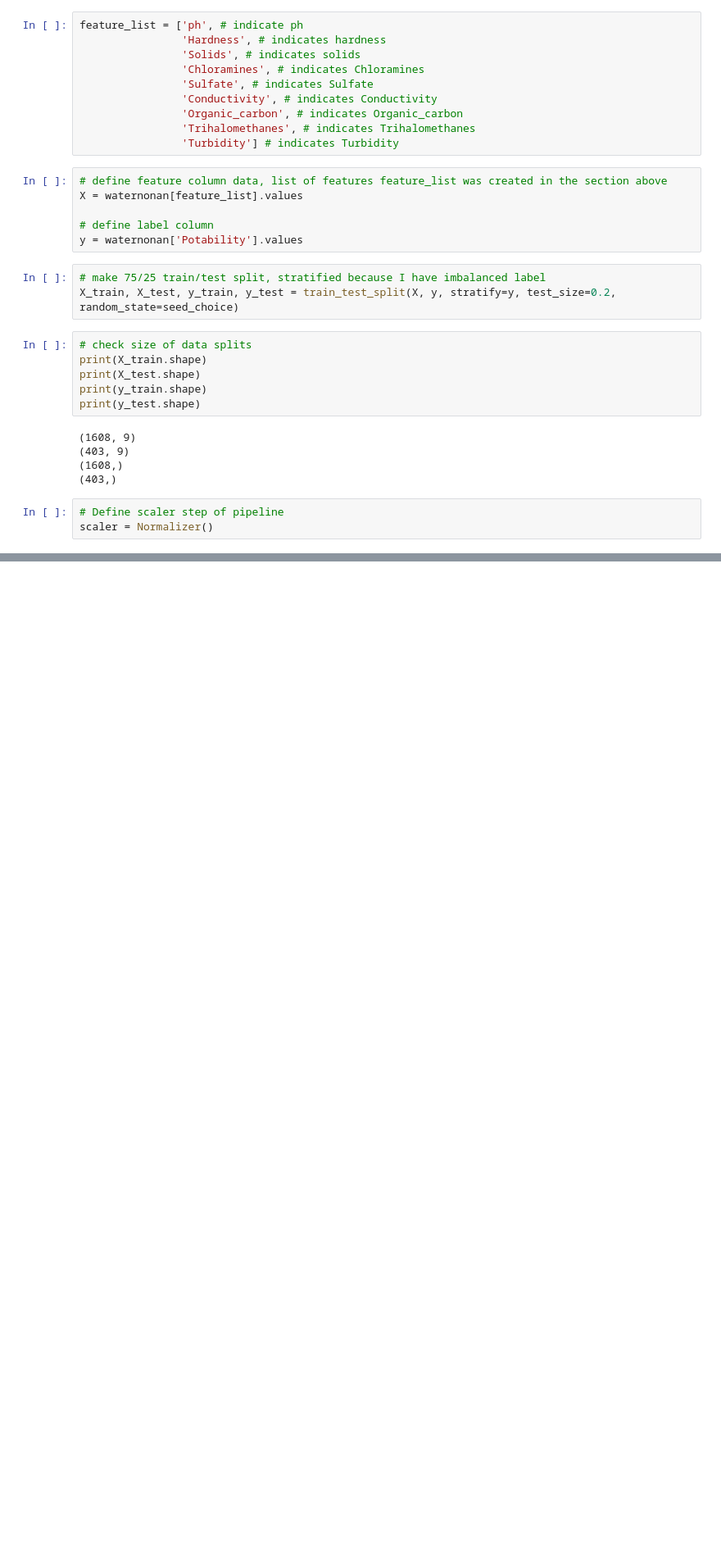
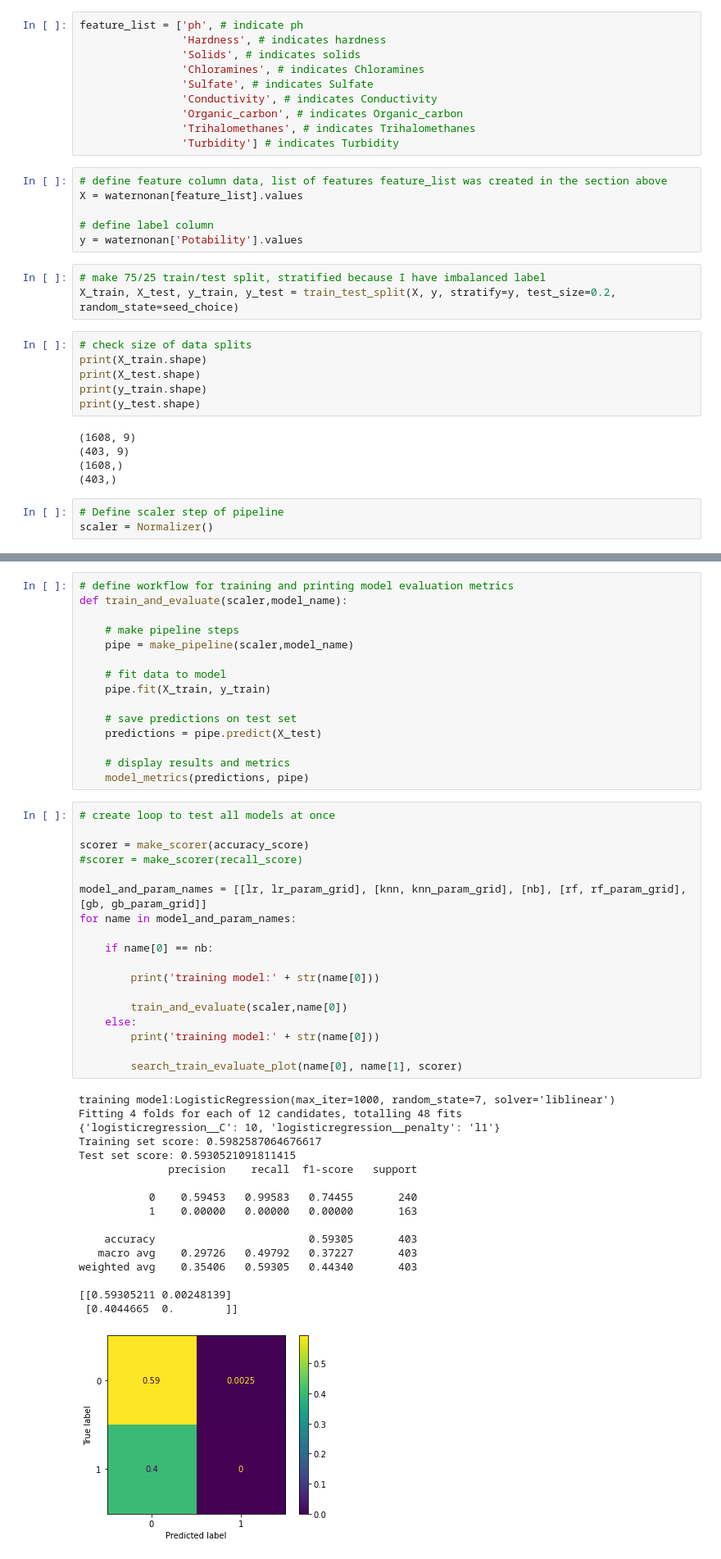
Before and after one commit to lachlanpotter/Water-Potability, a Jupyter notebook: Cleaning data.ipynb, the cells around one changed output, grey strips where cells are left out. Shown at 82% size. Cells and saved outputs as stored; diff of their text form; blank space fills up the shorter version.

```diff
--- a/Cleaning data.ipynb
+++ b/Cleaning data.ipynb
@@ -336,0 +496,51 @@ weighted avg    0.35466   0.59553   0.44457       403
+# %%
+# define workflow for training and printing model evaluation metrics
+def train_and_evaluate(scaler,model_name):
+
+    # make pipeline steps
+    pipe = make_pipeline(scaler,model_name)
+
+    # fit data to model
+    pipe.fit(X_train, y_train)
+
+    # save predictions on test set
+    predictions = pipe.predict(X_test)
+
+    # display results and metrics
+    model_metrics(predictions, pipe)
+# %%
+# create loop to test all models at once
+
+scorer = make_scorer(accuracy_score)
+#scorer = make_scorer(recall_score)
+
+model_and_param_names = [[lr, lr_param_grid], [knn, knn_param_grid], [nb], [rf, rf_param_grid], [gb, gb_param_grid]]
+for name in model_and_param_names:
+
+    if name[0] == nb:
+
+        print('training model:' + str(name[0]))
+
+        train_and_evaluate(scaler,name[0])
+    else:
+        print('training model:' + str(name[0]))
+
+        search_train_evaluate_plot(name[0], name[1], scorer)
+# %% [output]
+training model:LogisticRegression(max_iter=1000, random_state=7, solver='liblinear')
+Fitting 4 folds for each of 12 candidates, totalling 48 fits
+{'logisticregression__C': 10, 'logisticregression__penalty': 'l1'}
+Training set score: 0.5982587064676617
+Test set score: 0.5930521091811415
+              precision    recall  f1-score   support
+
+           0    0.59453   0.99583   0.74455       240
+           1    0.00000   0.00000   0.00000       163
+
+    accuracy                        0.59305       403
+   macro avg    0.29726   0.49792   0.37227       403
+weighted avg    0.35406   0.59305   0.44340       403
+
+[[0.59305211 0.00248139]
+ [0.4044665  0.        ]]
+[figure, added]
```
Also changed, not shown: parts of 19 cells of this notebook, 2 other files.
